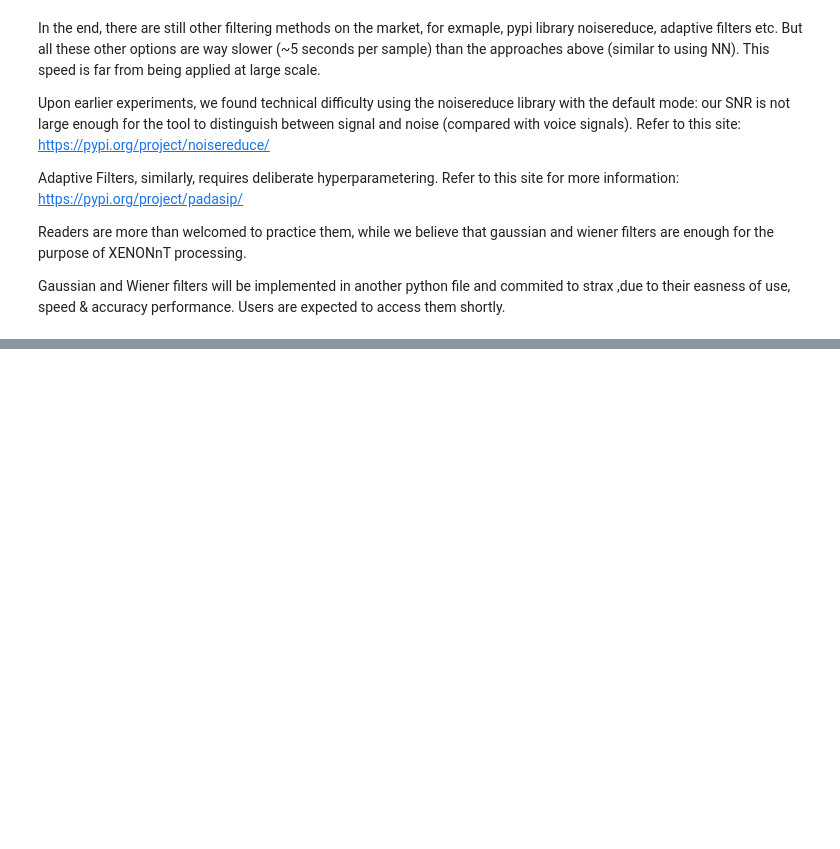
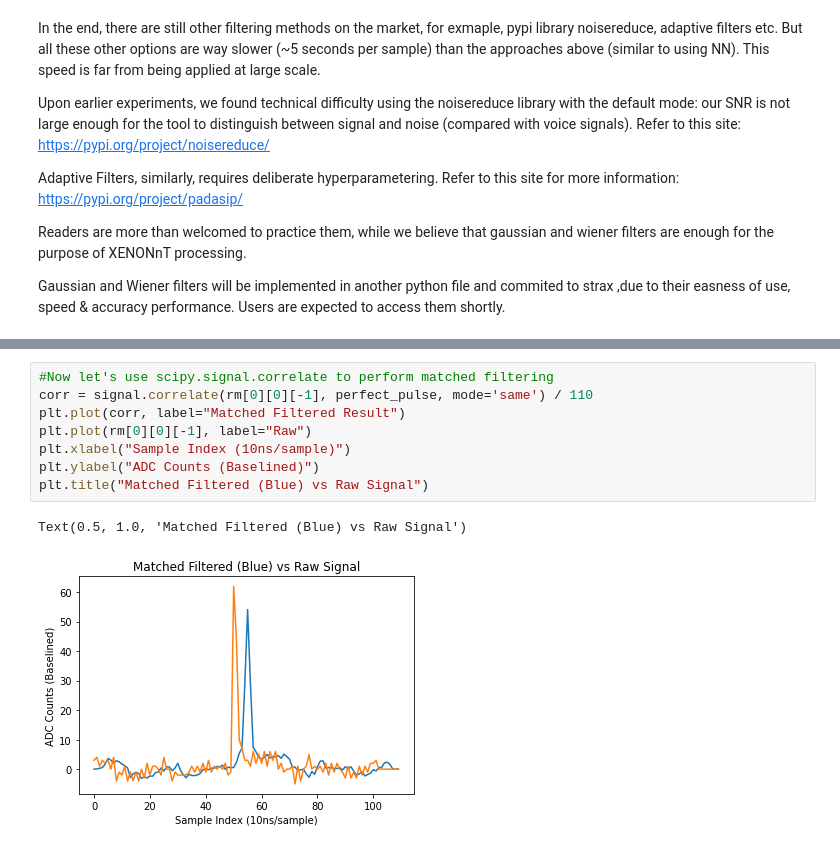
Before and after one commit to RiceAstroparticleLab/signal_processing, a Jupyter notebook: filtering.ipynb, the cells around one changed output, grey strips where cells are left out. Drawn from its saved outputs; the diff is of its cells as text; blank space fills up the shorter version.

```diff
--- a/filtering.ipynb
+++ b/filtering.ipynb
@@ -429,0 +494,11 @@ Gaussian and Wiener filters will be implemented in another python file and commi
+# %%
+#Now let's use scipy.signal.correlate to perform matched filtering
+corr = signal.correlate(rm[0][0][-1], perfect_pulse, mode='same') / 110
+plt.plot(corr, label="Matched Filtered Result")
+plt.plot(rm[0][0][-1], label="Raw")
+plt.xlabel("Sample Index (10ns/sample)")
+plt.ylabel("ADC Counts (Baselined)")
+plt.title("Matched Filtered (Blue) vs Raw Signal")
+# %% [output]
+Text(0.5, 1.0, 'Matched Filtered (Blue) vs Raw Signal')
+[figure, added]
```
Also changed, not shown: parts of 15 cells of this notebook.
